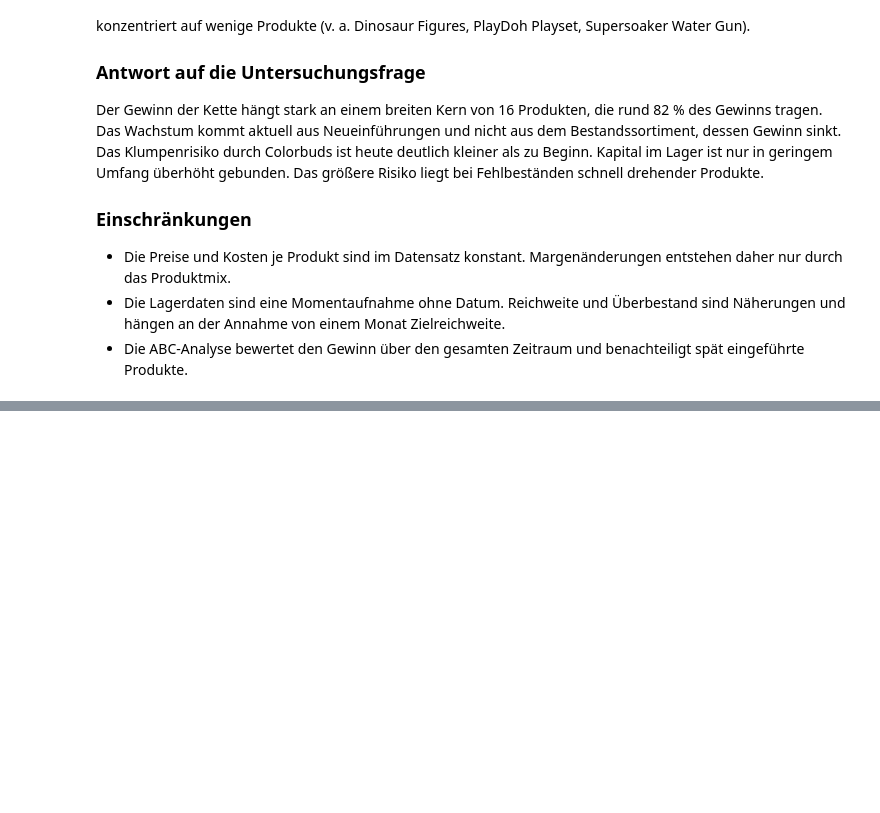
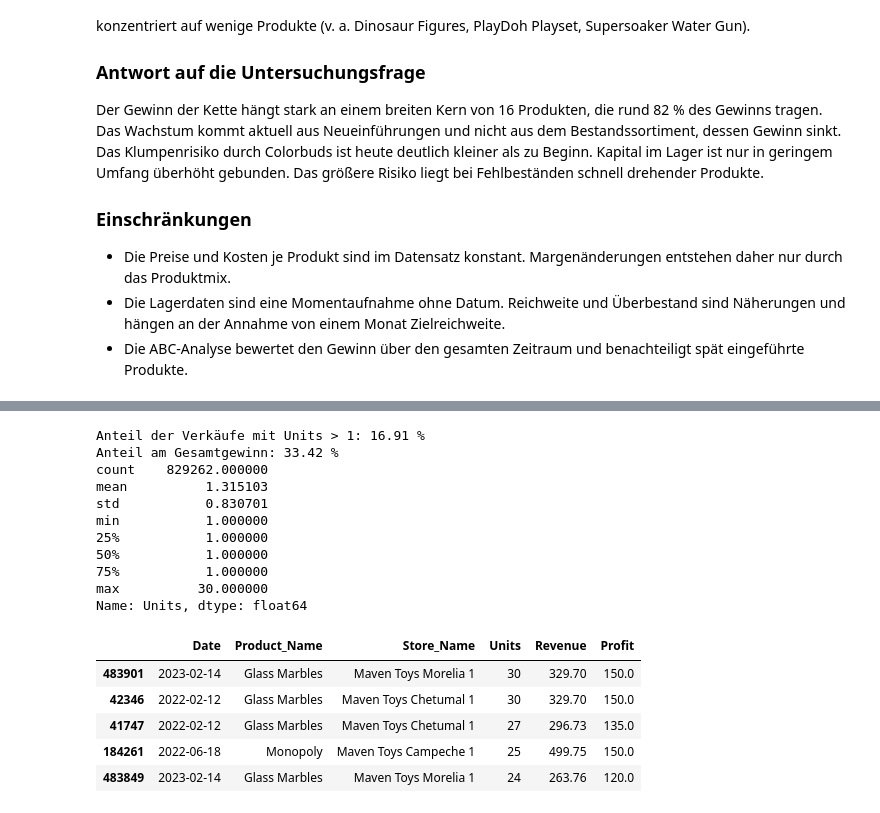
Before and after one commit to chrishorvath8595/maven_toys_profitability, a Jupyter notebook: notebooks/03_daten_analysieren.ipynb, the cells around one changed output, grey strips where cells are left out. Drawn from its saved outputs; the diff is of its cells as text; code cells hidden in the pictures; blank space fills up the shorter version.

Commit message:
Außreiserprüfung Units

```diff
--- a/notebooks/03_daten_analysieren.ipynb
+++ b/notebooks/03_daten_analysieren.ipynb
@@ -643,0 +647,28 @@ Der Gewinn der Kette hängt stark an einem breiten Kern von 16 Produkten, die ru
+# %%
+multi = sales_full[sales_full["Units"] > 1]
+
+print("Anteil der Verkäufe mit Units > 1:", round(len(multi) / len(sales_full) * 100, 2), "%")
+print("Anteil am Gesamtgewinn:", round(multi["Profit"].sum() / sales_full["Profit"].sum() * 100, 2), "%")
+print(sales_full["Units"].describe())
+
+sales_full.sort_values("Units", ascending=False).head(5)[
+    ["Date", "Product_Name", "Store_Name", "Units", "Revenue", "Profit"]
+]
+# %% [output]
+Anteil der Verkäufe mit Units > 1: 16.91 %
+Anteil am Gesamtgewinn: 33.42 %
+count    829262.000000
+mean          1.315103
+std           0.830701
+min           1.000000
+25%           1.000000
+50%           1.000000
+75%           1.000000
+max          30.000000
+Name: Units, dtype: float64
+|  | Date | Product_Name | Store_Name | Units | Revenue | Profit |
+| 483901 | 2023-02-14 | Glass Marbles | Maven Toys Morelia 1 | 30 | 329.70 | 150.0 |
+| 42346 | 2022-02-12 | Glass Marbles | Maven Toys Chetumal 1 | 30 | 329.70 | 150.0 |
+| 41747 | 2022-02-12 | Glass Marbles | Maven Toys Chetumal 1 | 27 | 296.73 | 135.0 |
+| 184261 | 2022-06-18 | Monopoly | Maven Toys Campeche 1 | 25 | 499.75 | 150.0 |
+| 483849 | 2023-02-14 | Glass Marbles | Maven Toys Morelia 1 | 24 | 263.76 | 120.0 |
```
Also changed, not shown: parts of 2 cells of this notebook.
